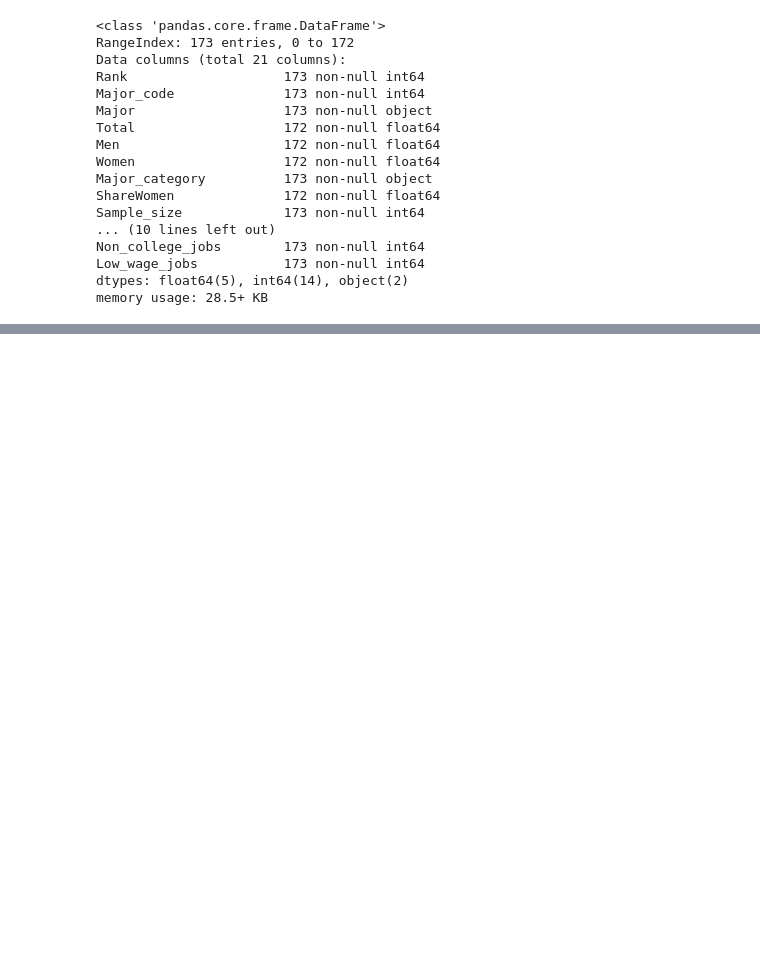
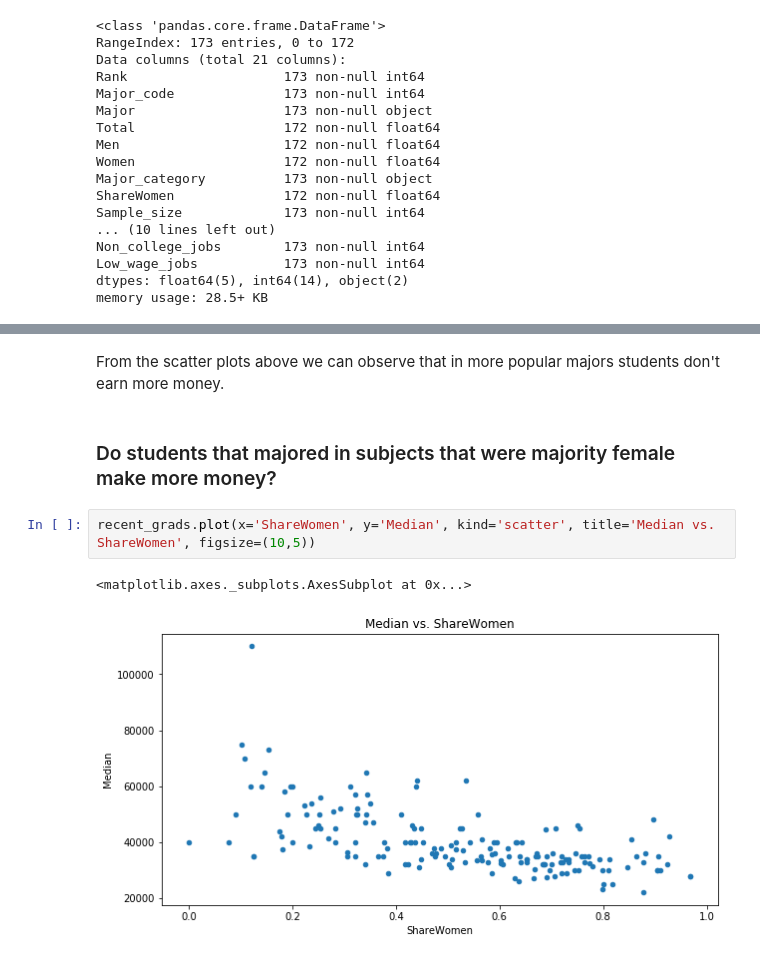
Before and after one commit to MichalRem/Data-Science-Portfolio, a Jupyter notebook: Visualizing Earnings Based On College Majors.ipynb, the cells around one changed output, grey strips where cells are left out. Cells and saved outputs as stored; diff of their text form; blank space fills up the shorter version.

```diff
--- a/Visualizing Earnings Based On College Majors.ipynb
+++ b/Visualizing Earnings Based On College Majors.ipynb
@@ -85,0 +101,9 @@ len(recent_grads)
+# %% [markdown]
+From the scatter plots above we can observe that in more popular majors students don't earn more money.
+# %% [markdown]
+### Do students that majored in subjects that were majority female make more money?
+# %%
+recent_grads.plot(x='ShareWomen', y='Median', kind='scatter', title='Median vs. ShareWomen', figsize=(10,5))
+# %% [output]
+<matplotlib.axes._subplots.AxesSubplot at 0x...>
+[figure, added]
```
Also changed, not shown: parts of 10 cells of this notebook.
